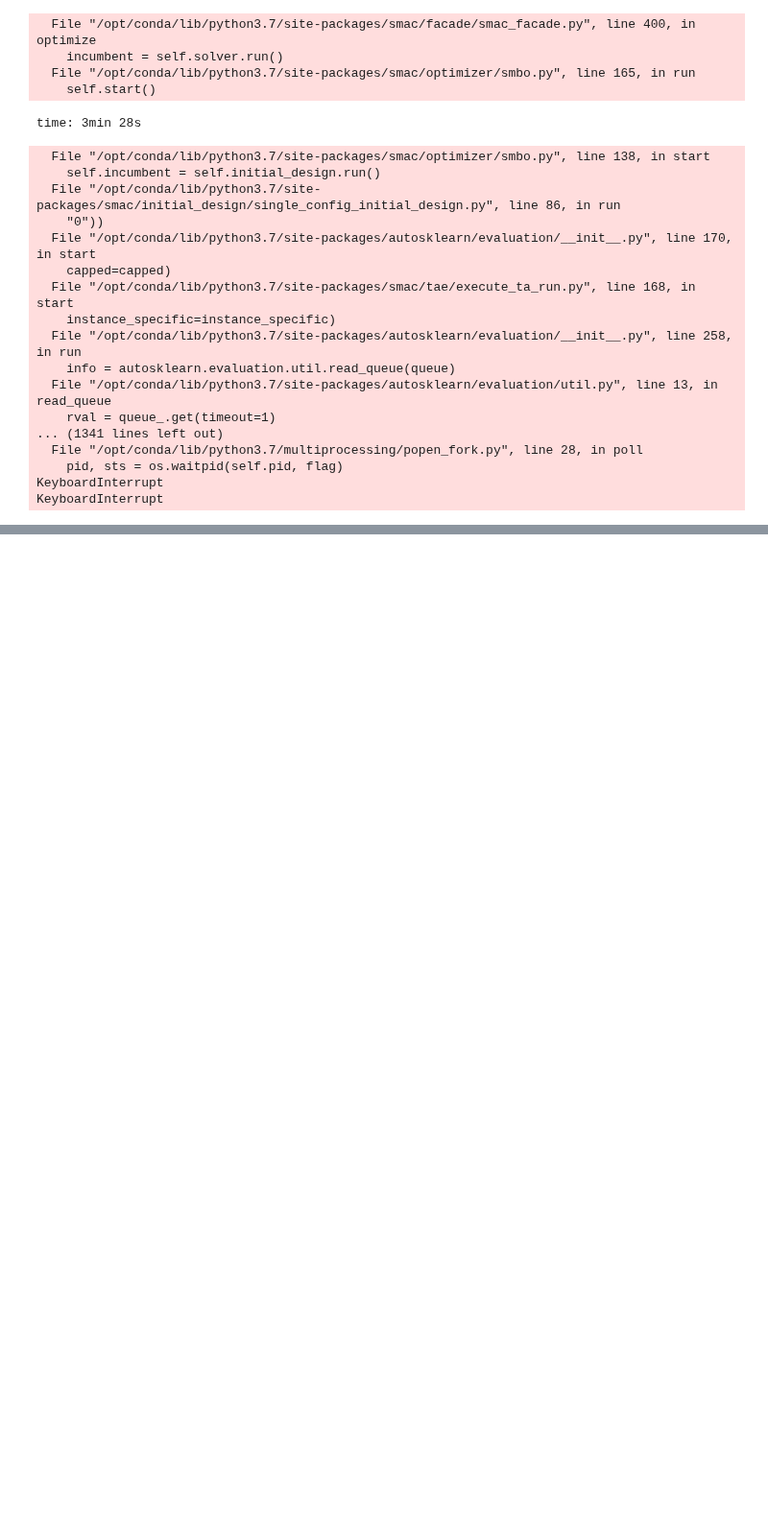
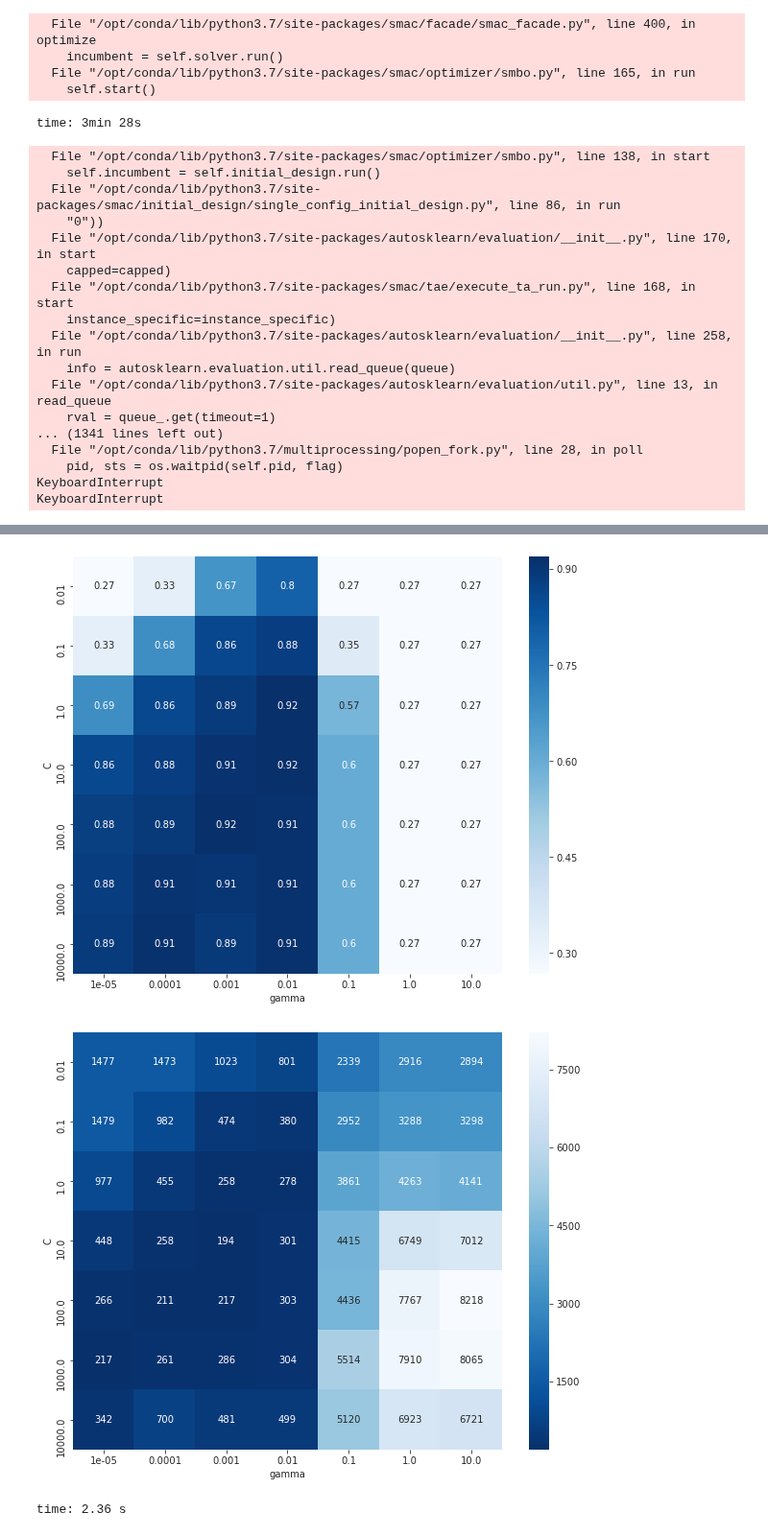
Before and after one commit to JacobJeppesen/PublicSectorConsultancy, a Jupyter notebook: potato_nematode_predictor/notebooks/03_TrainClassifiers.ipynb, the cells around one changed output, grey strips where cells are left out. Shown at 96% size. Cells and saved outputs as stored; diff of their text form; code cells hidden in the pictures; blank space fills up the shorter version.

```diff
--- a/potato_nematode_predictor/notebooks/03_TrainClassifiers.ipynb
+++ b/potato_nematode_predictor/notebooks/03_TrainClassifiers.ipynb
@@ -540,8 +547,10 @@ KeyboardInterrupt
 # Take a look at https://towardsdatascience.com/svm-hyper-parameter-tuning-using-gridsearchcv-49c0bc55ce29
 from sklearn.svm import SVC
 from sklearn.model_selection import GridSearchCV
-param_grid = {'C': [0.01, 0.1, 1, 10, 100, 1000], 'gamma': [0.00001, 0.0001, 0.001, 0.01, 0.1, 1], 'kernel': ['rbf']}
+param_grid = {'C': [0.01, 0.1, 1, 10, 100, 1000, 10000], 'gamma': [0.00001, 0.0001, 0.001, 0.01, 0.1, 1, 10], 'kernel': ['rbf']}
 #grid = GridSearchCV(SVC(class_weight='balanced'), param_grid, refit=True, cv=5, verbose=20, n_jobs=32)
 grid = GridSearchCV(SVC(), param_grid, refit=True, cv=5, verbose=20, n_jobs=32)
-grid_trained, _ = evaluate_classifier(grid, X_train, X_test, y_train, y_test, class_names, feature_scale=True)
+grid_trained, _, _, _ = evaluate_classifier(grid, X_train, X_test, y_train, y_test, class_names, feature_scale=True)
+
+print(f"The best parameters are {grid_trained.best_params_} with a score of {grid_trained.best_score_:2f}")
 # %% [output]
@@ -567,0 +592,27 @@ time: 2h 12min 32s
+# %%
+# Idea: Maybe make a utils folder, with a plotting module, evaluation module etc.. The below here should
+#       then be put in the plotting module.
+mean_test_scores = grid_trained.cv_results_['mean_test_score']
+mean_fit_times = grid_trained.cv_results_['mean_fit_time']
+param_columns = list(grid_trained.cv_results_['params'][0].keys())
+result_columns = ['mean_fit_time', 'mean_test_score']
+num_fits = len(grid_trained.cv_results_['params'])
+
+df_cv_results = pd.DataFrame(0, index=range(num_fits), columns=param_columns+result_columns)
+for i, param_set in enumerate(grid_trained.cv_results_['params']):
+    for param, value in param_set.items():
+        df_cv_results.loc[i, param] = value
+    df_cv_results.loc[i, 'mean_test_score'] = mean_test_scores[i]
+    df_cv_results.loc[i, 'mean_fit_time'] = mean_fit_times[i]
+
+df_heatmap_mean_score = df_cv_results.pivot(index='C', columns='gamma', values='mean_test_score')
+plt.figure(figsize=(10,8))
+ax = sns.heatmap(df_heatmap_mean_score, annot=True, cmap=plt.cm.Blues)
+
+df_heatmap_fit_time = df_cv_results.pivot(index='C', columns='gamma', values='mean_fit_time')
+plt.figure(figsize=(10,8))
+ax = sns.heatmap(df_heatmap_fit_time.astype('int64'), annot=True, fmt='d', cmap=plt.cm.Blues_r)
+# %% [output]
+[figure, added]
+[figure, added]
+time: 2.36 s
```
Also changed, not shown: parts of 11 cells of this notebook, 6 other files.
